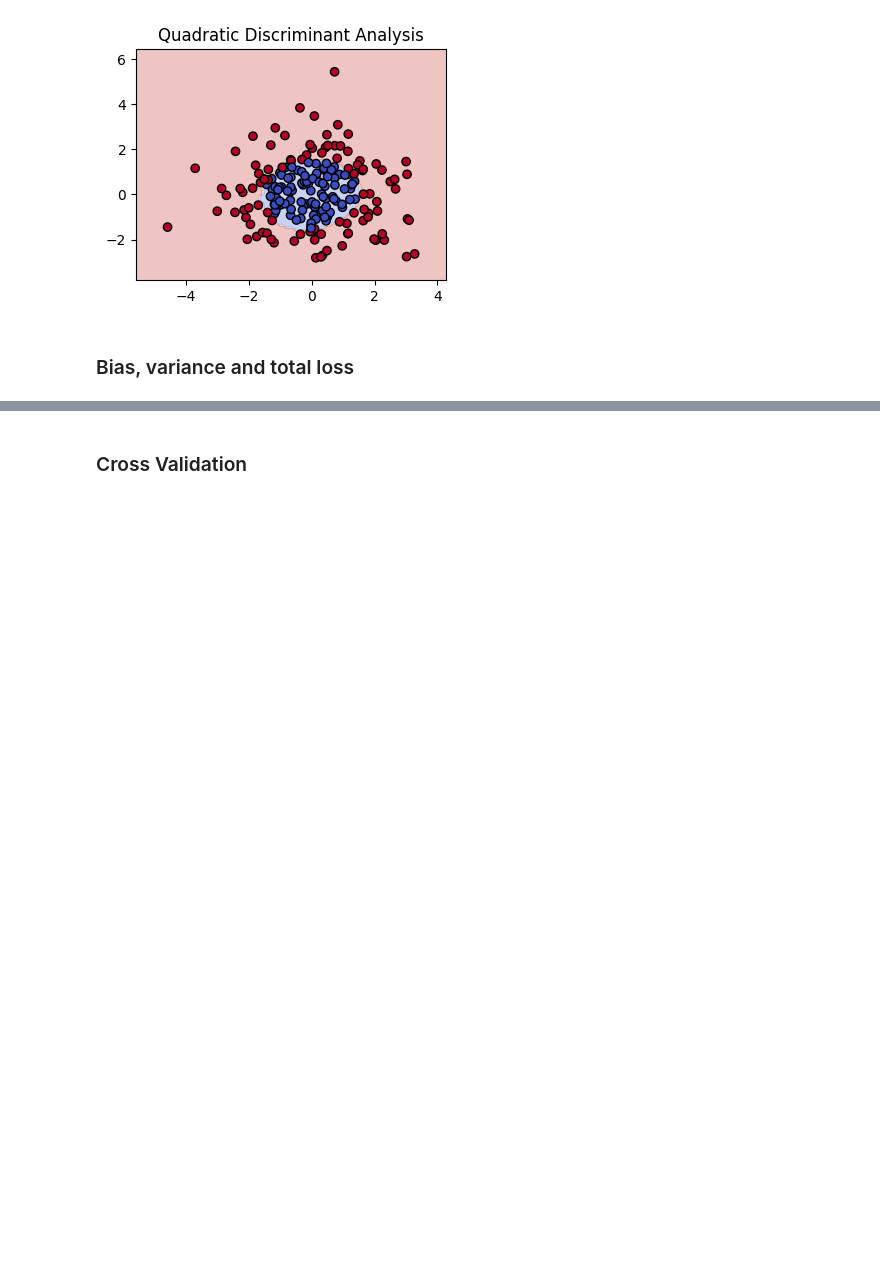
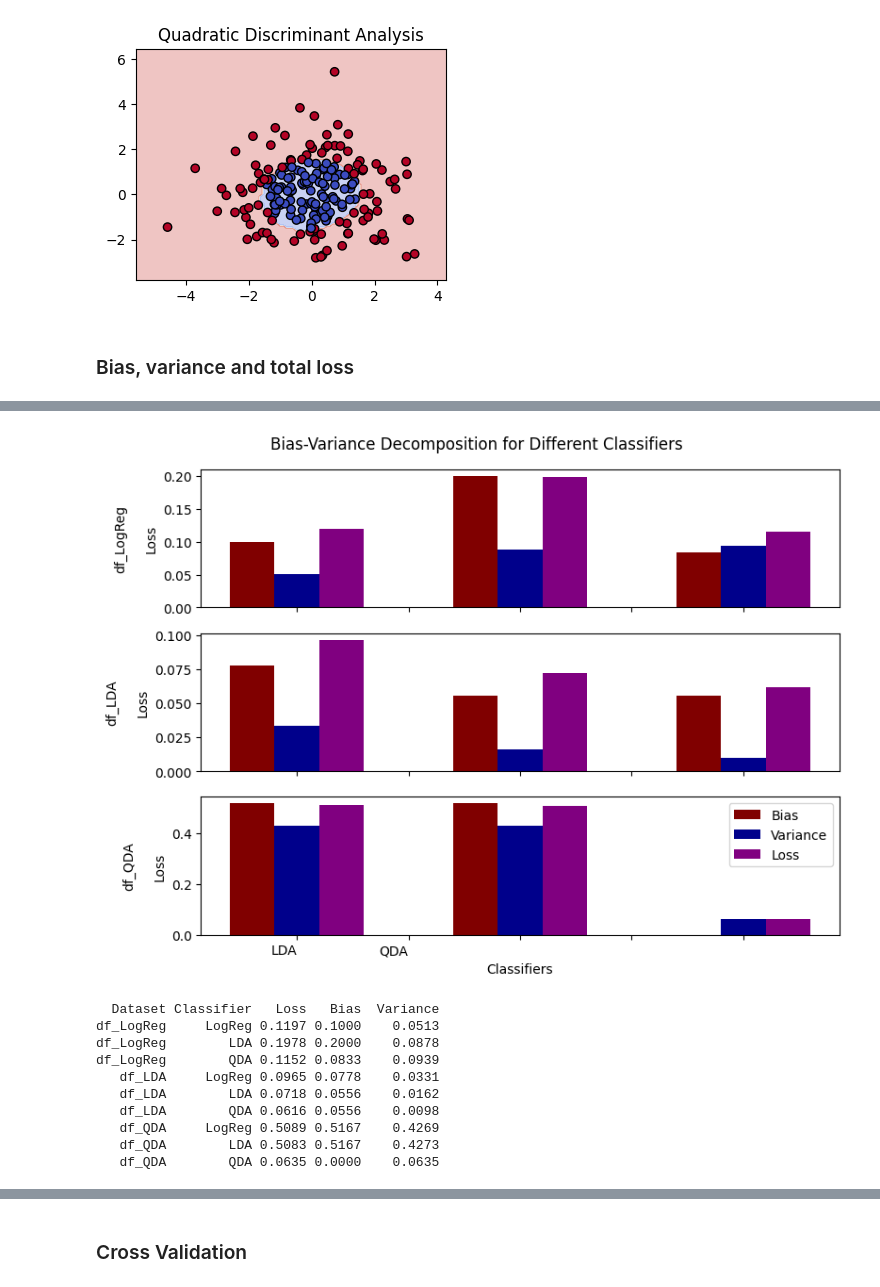
Before and after one commit to RodriCouto/ML_na_previsao_do_tempo_de_internato, a Jupyter notebook: ML_groupR.ipynb, the cells around one changed output, grey strips where cells are left out. Saved outputs shown, nothing was run; the diff lists cells and outputs as text; code cells hidden in the pictures; blank space fills up the shorter version.

```diff
--- a/ML_groupR.ipynb
+++ b/ML_groupR.ipynb
@@ -313,0 +238,80 @@ Total Loss: 0.0391
+# %%
+classifiers = {
+    "LogReg": LogisticRegression(solver="lbfgs"),
+    "LDA": LinearDiscriminantAnalysis(),
+    "QDA": QuadraticDiscriminantAnalysis()
+}
+
+datasets = [
+    ("df_LogReg", X_train_lr, y_train_lr, X_test_lr, y_test_lr),
+    ("df_LDA", X_train_lda, y_train_lda, X_test_lda, y_test_lda),
+    ("df_QDA", X_train_qda, y_train_qda, X_test_qda, y_test_qda)
+]
+
+results = {}
+
+for dataset_name, X_train, y_train, X_test, y_test in datasets:
+    results[dataset_name] = {}
+    for clf_name, model in classifiers.items():
+        clf = model.__class__()
+        loss, bias, var = bias_variance_decomp(
+            clf, X_train, y_train, X_test, y_test, loss='0-1_loss', random_seed=42
+        )
+        results[dataset_name][clf_name] = {
+            "Loss": loss,
+            "Bias": bias,
+            "Variance": var
+        }
+
+
+fig, axes = plt.subplots(3, 1, figsize=(8, 6), sharex=True)
+
+# Set the positions for the bars
+bar_width = 0.2  # width of each bar
+index = np.arange(len(classifiers))  # x positions for the bars
+
+for i, (dataset_name, _, _, _, _) in enumerate(datasets):
+    ax = axes[i]
+
+    bias_values = [results[dataset_name][clf]["Bias"] for clf in classifiers.keys()]
+    variance_values = [results[dataset_name][clf]["Variance"] for clf in classifiers.keys()]
+    loss_values = [results[dataset_name][clf]["Loss"] for clf in classifiers.keys()]
+
+    ax.bar(index - bar_width, bias_values, bar_width, label="Bias", color='maroon')
+    ax.bar(index, variance_values, bar_width, label="Variance", color='darkblue')
+    ax.bar(index + bar_width, loss_values, bar_width, label="Loss", color='purple')
+
+
+    ax.set_ylabel(f"{dataset_name}\n\nLoss")
+    if i == 2:
+        ax.set_xlabel("Classifiers")
+        ax.set_xticklabels(classifiers.keys(), ha='right')
+        ax.legend()
+
+plt.suptitle("Bias-Variance Decomposition for Different Classifiers")
+plt.tight_layout()
+plt.show()
+
+
+results_df = pd.DataFrame.from_dict({(i,j): results[i][j]
+                           for i in results.keys()
+                           for j in results[i].keys()},
+                       orient='index')
+results_df.reset_index(inplace=True)
+results_df.columns = ['Dataset', 'Classifier', 'Loss', 'Bias', 'Variance']
+results_df['Loss'] = results_df['Loss'].round(4)
+results_df['Bias'] = results_df['Bias'].round(4)
+results_df['Variance'] = results_df['Variance'].round(4)
+print(results_df.to_string(index=False))
+# %% [output]
+[figure, added]
+  Dataset Classifier   Loss   Bias  Variance
+df_LogReg     LogReg 0.1197 0.1000    0.0513
+df_LogReg        LDA 0.1978 0.2000    0.0878
+df_LogReg        QDA 0.1152 0.0833    0.0939
+   df_LDA     LogReg 0.0965 0.0778    0.0331
+   df_LDA        LDA 0.0718 0.0556    0.0162
+   df_LDA        QDA 0.0616 0.0556    0.0098
+   df_QDA     LogReg 0.5089 0.5167    0.4269
+   df_QDA        LDA 0.5083 0.5167    0.4273
+   df_QDA        QDA 0.0635 0.0000    0.0635
```
Also changed, not shown: parts of 20 cells of this notebook.
